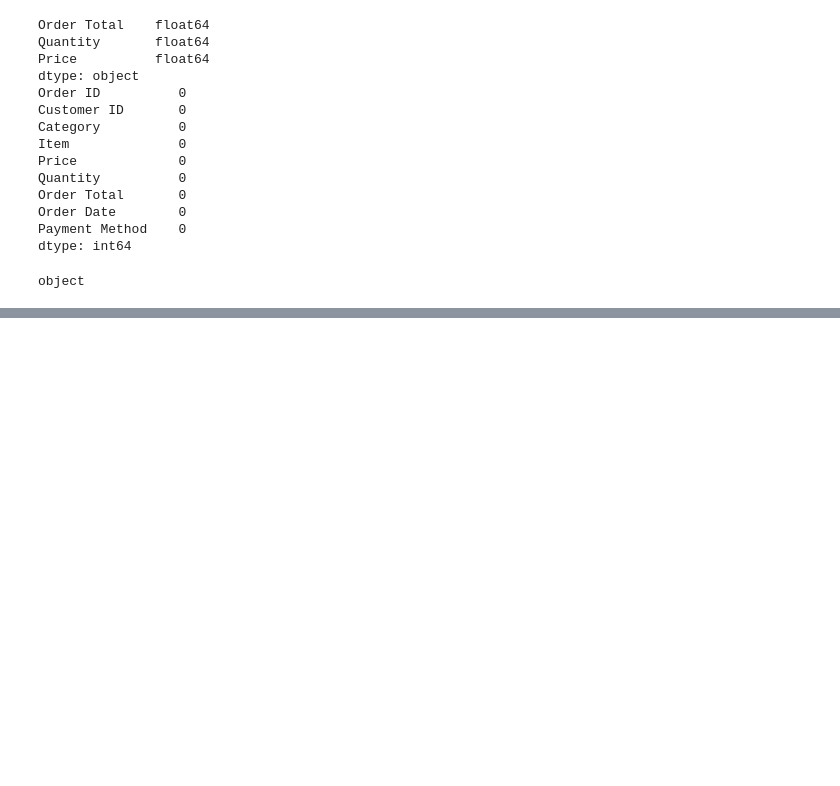
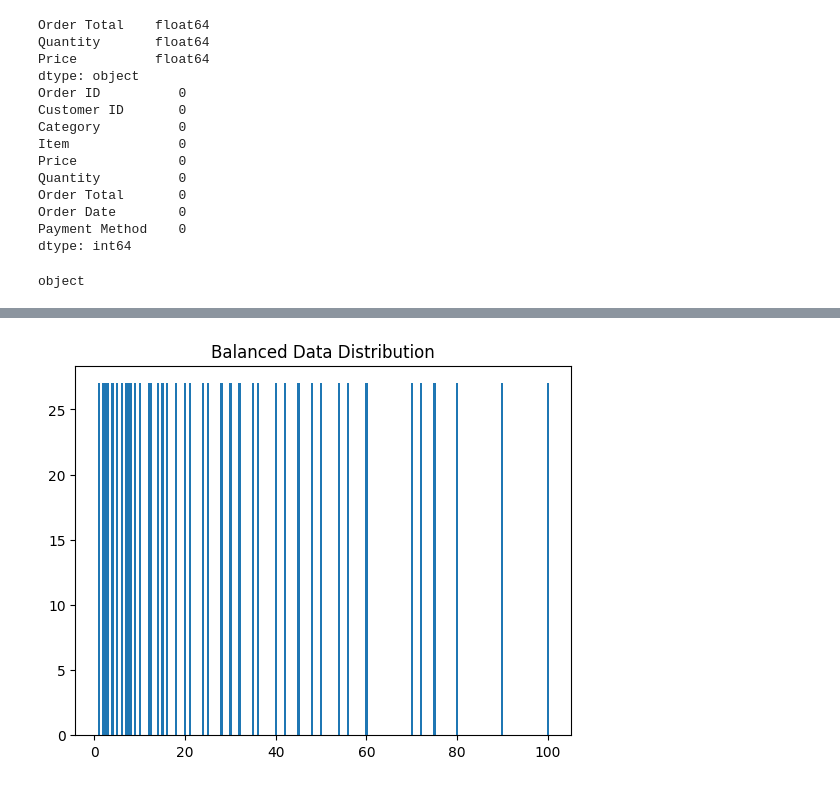
Before and after one commit to faizan09711-bit/Intern, a Jupyter notebook: task#01/Restaurant-dataset-cleaning.ipynb, the cells around one changed output, grey strips where cells are left out. Saved outputs shown, nothing was run; the diff lists cells and outputs as text; code cells hidden in the pictures; blank space fills up the shorter version.

```diff
--- a/task#01/Restaurant-dataset-cleaning.ipynb
+++ b/task#01/Restaurant-dataset-cleaning.ipynb
@@ -109,0 +96,7 @@ plt.show()
+# %%
+data_plot=data['Order Total'].value_counts()
+plt.bar(data_plot.index, data_plot.values, width=0.5)
+plt.title("Balanced Data Distribution")
+plt.show()
+# %% [output]
+[figure, added]
```
Also changed, not shown: parts of 5 cells of this notebook.
